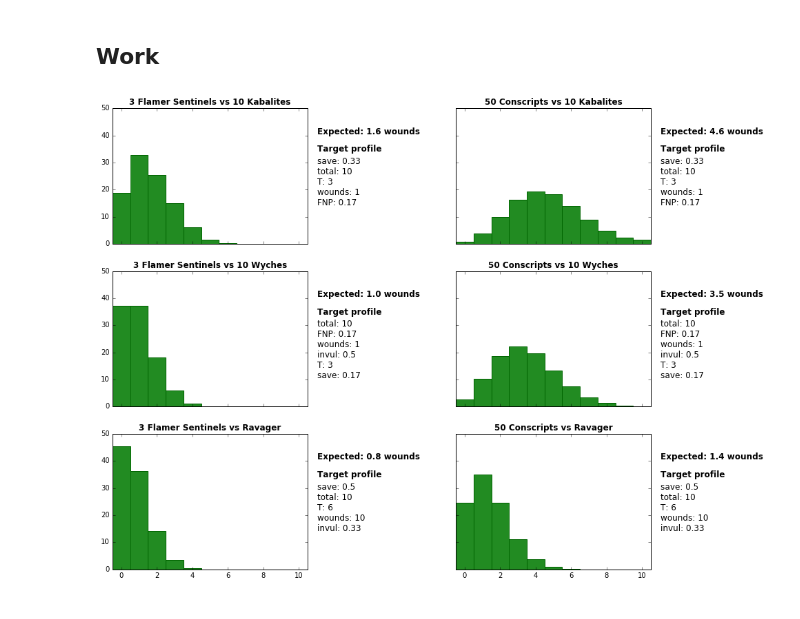
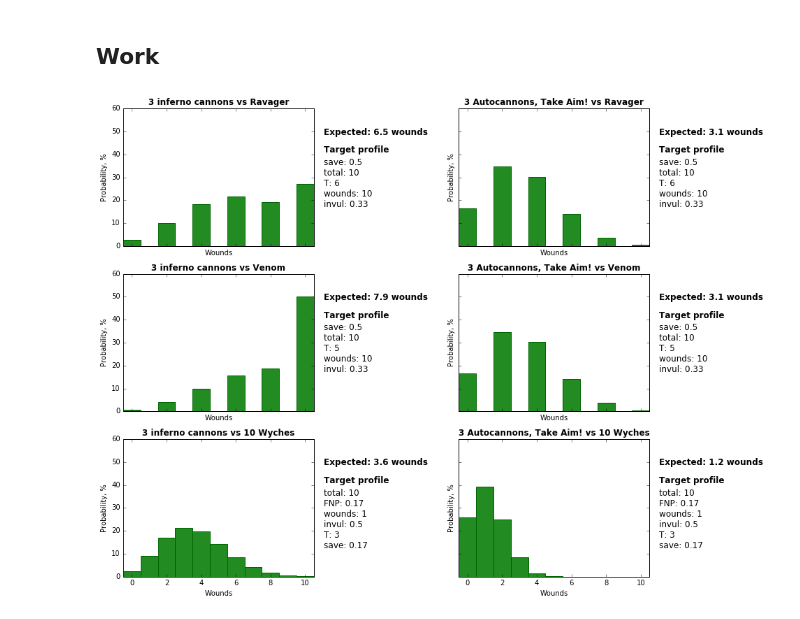
Before and after one commit to B4cchus/wh40k-hitscalc, a Jupyter notebook: Mathammer.ipynb, the cells around one changed output. Saved outputs shown, nothing was run; the diff lists cells and outputs as text; code cells hidden in the pictures.

Commit message:
More specials, cleaned up code

```diff
--- a/Mathammer.ipynb
+++ b/Mathammer.ipynb
@@ -75,7 +77,7 @@ def damage_dealt(profile, target):
         if ('specials' in profile) and ('demolisher' in profile['specials']) and (target['total'] / target['wounds'] > 5):
             profile['shots'] = 'd6'
 
-        hits = compound_successes(hits_profiles[profile['shots']] , profile['p_hit'])
+        hits = compound_successes(hits_profiles(profile['shots']) , profile['p_hit'])
 
 
     wounds = compound_successes(hits, wound_chance(profile['S'], target['T']))
@@ -85,7 +87,7 @@ def damage_dealt(profile, target):
     if 'FNP' in target:
         unsaved = compound_successes(unsaved, 1 - target['FNP'])
 
-    return get_damage(unsaved, damage_list, target['total'], target['wounds'])
+    return assign_damage(unsaved, damage_list, target, profile.get('specials', None))
 # %%
 def wound_chance(S, T):
     if S == T:
@@ -109,11 +111,13 @@ def wound_chart(profiles, targets, titles=None):
 
             plt.bar(xs, ys, color = 'forestgreen', edgecolor= 'darkgreen', width = 1, align = 'center')
             plt.axis('tight')
+            plt.set_xlabel('Wounds')
+            plt.set_ylabel('Probability, %')
 
             if titles:
                 plt.title('{1} vs {0}'.format(*titles.next()), fontweight = 'bold')
             else:
-                plt.title('{shots} shots, {damage} damage, p_hit: {p_hit:.0%}, S: {S:.0%}'.format(**profiles[0]))
+                plt.title('{shots} shots, {damage} damage, p_hit: {p_hit:.0%}, S: {S}'.format(**profiles[0]))
 
             plt.figure(1).text(0.95, 0.81, 'Expected: {:.1f} wounds'.format(sum(x * y / 100 for x, y in zip(xs, ys))),
                               fontsize = 12, fontweight = 'bold')
@@ -125,7 +129,7 @@ def wound_chart(profiles, targets, titles=None):
 
     num_rows = (len(profiles) * len(targets) + 1) // 2
 
-    f, axarr = plt.subplots(num_rows, 2, figsize=(14, 4 * num_rows), sharey=True, sharex=True)
+    f, axarr = plt.subplots(num_rows, 2, figsize=(13.5, 4 * num_rows), sharey=True, sharex=True)
 
     plt.subplots_adjust(wspace=0.76)
 
@@ -141,11 +145,13 @@ def wound_chart(profiles, targets, titles=None):
             xbound = [min(xbound[0], min(xs)), max(xbound[1], max(xs))]
             frame.set_xlim(xbound[0] - 0.5, xbound[1] + 0.5)
             frame.bar(xs, ys, color = 'forestgreen', edgecolor= 'darkgreen', width = 1, align = 'center')
+            frame.set_xlabel('Wounds')
+            frame.set_ylabel('Probability, %')
 
             if titles:
                 frame.set_title('{1} vs {0}'.format(*titles.next()), fontweight = 'bold')
             else:
-                frame.set_title('{shots} shots, {damage} damage, p_hit: {p_hit:.0%}, S: {S:.0%}'.format(**profile), fontweight = 'bold')
+                frame.set_title('{shots} shots, {damage} damage, p_hit: {p_hit:.0%}, S: {S}'.format(**profile), fontweight = 'bold')
 
             frame.text(1.05, 0.81, 'Expected: {:.1f} wounds'.format(sum(x * y / 100 for x, y in zip(xs, ys))),
                               fontsize = 12, fontweight = 'bold', transform = frame.transAxes)
@@ -160,19 +166,17 @@ def wound_chart(profiles, targets, titles=None):
 ## Variable input
 # %%
 damage_types = {'1': [1], '2': [2], '3': [3], '4': [4], 'd3': [1, 2, 3], 'd6': [1, 2, 3, 4, 5, 6]}
-hits_profiles = {'d3': {x: min(1 / 3, x) for x in range(0, 4)},
-                 'd6': {x: min(1 / 6, x) for x in range(0, 7)},
-                 '2d6': {x + 1: min(x, 12 - x) / 36 for x in [-1] + list(range(1, 12))}}
+hits_profiles = lambda code: {x: chances_from_dice(x, int(code[0]), int(code[-1])) for x in range(0, int(code[0])*int(code[-1]))}
 
-profiles = [{'shots': 'd6', 'p_hit': 1, 'S': 5, 'damage': '1', 'AP': -1},
-            {'shots': 50, 'p_hit': 1 / 3, 'S': 3, 'damage': '1', 'AP': 0}]
+profiles = [{'shots': '3d6', 'p_hit':  1, 'S': 6, 'damage': '2', 'AP': -1},
+            {'shots': 6, 'p_hit': 1 / 2 + 1 / 6 * 1 / 2, 'S': 7, 'damage': '2', 'AP': -1}]
 
-targets = [{'T': 3, 'wounds': 1, 'total': 10, 'save': 2 / 6, 'FNP': 1 / 6},
-           {'T': 3, 'wounds': 1, 'total': 10, 'save': 1 / 6, 'invul': 1 / 2, 'FNP': 1 / 6},
-           {'T': 6, 'wounds': 10, 'total': 10, 'save': 1 / 2, 'invul': 1 / 3}]
+targets = [{'T': 6, 'wounds': 10, 'total': 10, 'save': 1 / 2, 'invul': 1 / 3},
+           {'T': 5, 'wounds': 10, 'total': 10, 'save': 1 / 2, 'invul': 1 / 3},
+           {'T': 3, 'wounds': 1, 'total': 10, 'save': 1 / 6, 'invul': 1 / 2, 'FNP': 1 / 6}]
 # %% [markdown]
 ## Work
-# %%
-wound_chart(profiles, targets, [['10 Kabalites', '10 Wyches', 'Ravager'], ['3 Flamer Sentinels', '50 Conscripts']])
-# %% [output]
-[figure, removed]
+# %%
+wound_chart(profiles, targets, [['Ravager', 'Venom', '10 Wyches'], ['3 inferno cannons', '3 Autocannons, Take Aim!']])
+# %% [output]
+[figure, added]
```
Also changed, not shown: parts of 1 cell of this notebook.
